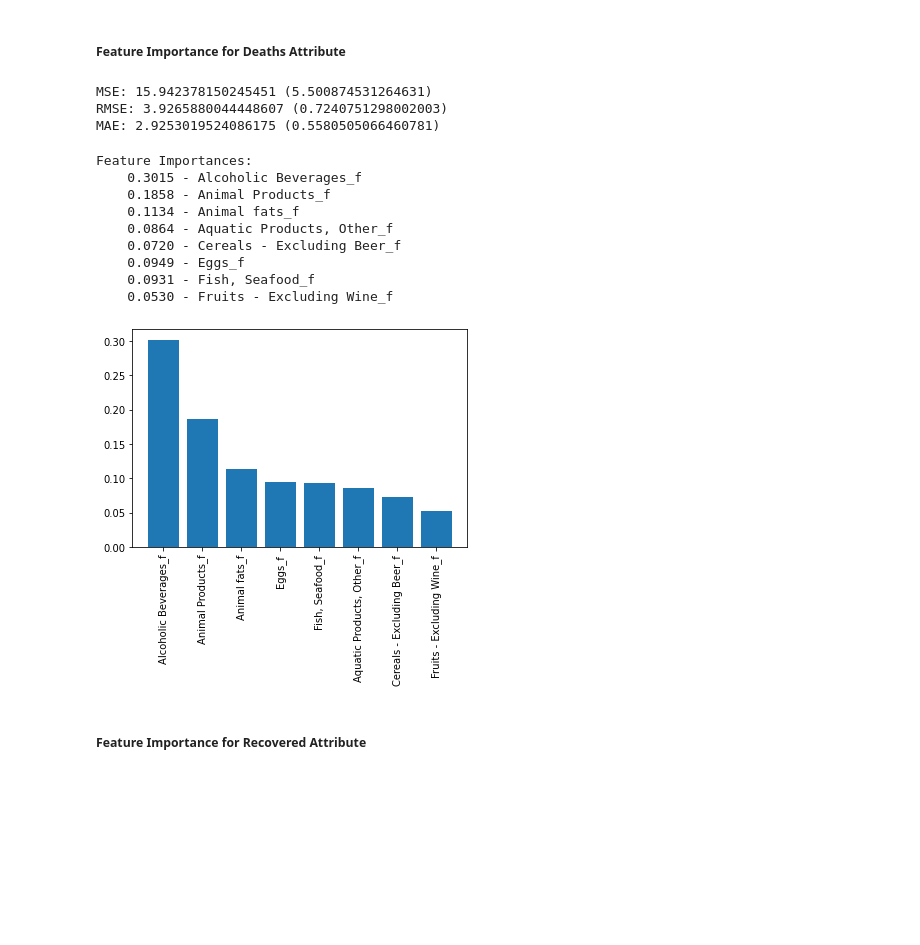
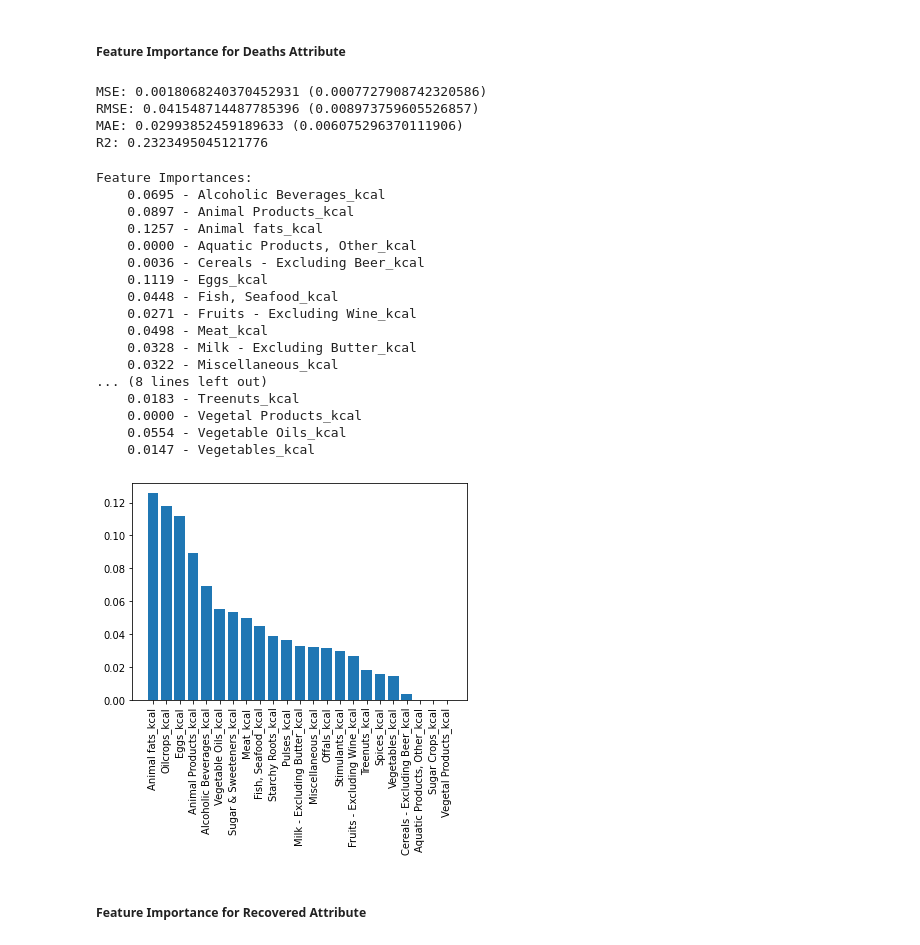
Before and after one commit to Spyrix/Covid19-Diet-Preds, a Jupyter notebook: Boosting.ipynb, the cells around one changed output. Cells and saved outputs as stored; diff of their text form; code cells hidden in the pictures; blank space fills up the shorter version.

```diff
--- a/Boosting.ipynb
+++ b/Boosting.ipynb
@@ -95,7 +85,7 @@ kcal_df.describe()
 # %%
 # Dividing the data between X and y of interest
 X = kcal_df.drop(['Confirmed','Deaths', 'Recovered'], axis=1)
-# X_col = X.copy()
+X_col = X.copy()
 # X = MinMaxScaler().fit_transform(X)
 y = kcal_df['Confirmed']
 # %%
@@ -134,10 +127,10 @@ MAE: 1.2743582639731765 (0.24306872740535615)
 # %%
 # Get Feature Importance from model
-importance = xgb_gs.best_estimator_.feature_importances_
+importance = xgb.feature_importances_
 
 
 print("\nFeature Importances:")
-for item in zip(X_col.columns, xgb_gs.best_estimator_.feature_importances_):
+for item in zip(X_col.columns, xgb.feature_importances_):
     print("{1:10.4f} - {0}".format(item[0],item[1]))
 
 # Plot feature importance
@@ -164,11 +165,11 @@ Feature Importances:
 # Dividing the data between X and y of interest
 X = kcal_df.drop(['Confirmed','Deaths', 'Recovered'], axis=1)
 # X = kcal_df.iloc[:, :-6]
-# X_col = X.copy()
+X_col = X.copy()
 
 # Scaled data values by a scale of 100 so XGBoost can learn effectively (issues with small data values)
 # Did this since we are only using model for feature importance (would not do for prediction model)
-y = kcal_df['Deaths']*100
+y = kcal_df['Deaths']
 # %%
 # Training-test split
 X_train, X_test, y_train, y_test = train_test_split(X, y, test_size=0.10, random_state=42)
@@ -177,58 +178,69 @@ X_train, X_test, y_train, y_test = train_test_split(X, y, test_size=0.10, random
 kfold = KFold(n_splits=10)
 
 # Parameter grid for XGBoost
-params = {'gamma': [0.5, 1, 1.5, 2, 5],
-          'max_depth': [3, 4, 5],
-          'min_child_weight': [1, 2, 5, 10]
-         }
+# params = {'gamma': [0.5, 1, 1.5, 2, 5],
+#           'max_depth': [3, 4, 5],
+#           'min_child_weight': [1, 2, 5, 10]
+#          }
 
 # Create XGBoost model instance
 xgb = XGBRegressor()
 
 # Create GridSearch instance
-xgb_gs = GridSearchCV(xgb, param_grid=params)
-xgb_gs.fit(X, y)
+# xgb_gs = GridSearchCV(xgb, param_grid=params)
+# xgb_gs.fit(X, y)
+xgb.fit(X,y)
 
 # Metrics and Cross Validation of model
-mse = cross_val_score(xgb_gs, X, y, scoring='neg_mean_squared_error', cv=kfold)
-rmse = cross_val_score(xgb_gs, X, y, scoring='neg_root_mean_squared_error', cv=kfold)
-mae = cross_val_score(xgb_gs, X, y, scoring='neg_mean_absolute_error', cv=kfold)
-r2 = cross_val_score(xgb_gs, X, y, scoring='r2', cv=kfold)
+mse = cross_val_score(xgb, X, y, scoring='neg_mean_squared_error', cv=kfold)
+rmse = cross_val_score(xgb, X, y, scoring='neg_root_mean_squared_error', cv=kfold)
+mae = cross_val_score(xgb, X, y, scoring='neg_mean_absolute_error', cv=kfold)
+r2 = cross_val_score(xgb, X, y, scoring='r2', cv=kfold)
 
 print(f"MSE: {-mse.mean()} ({mse.std()})")
 print(f"RMSE: {-rmse.mean()} ({rmse.std()})")
 print(f"MAE: {-mae.mean()} ({mae.std()})")
+print(f"R2: {r2.mean()}")
 # %% [output]
-MSE: 15.942378150245451 (5.500874531264631)
-RMSE: 3.9265880044448607 (0.7240751298002003)
-MAE: 2.9253019524086175 (0.5580505066460781)
+MSE: 0.0018068240370452931 (0.0007727908742320586)
+RMSE: 0.041548714487785396 (0.008973759605526857)
+MAE: 0.02993852459189633 (0.006075296370111906)
+R2: 0.2323495045121776
 # %%
 # Get Feature Importance from model
-importance = xgb_gs.best_estimator_.feature_importances_
+importance = xgb.feature_importances_
 
 
 print("\nFeature Importances:")
-for item in zip(X_col.columns, xgb_gs.best_estimator_.feature_importances_):
+for item in zip(X_col.columns, xgb.feature_importances_):
     print("{1:10.4f} - {0}".format(item[0],item[1]))
 
 # Plot feature importance
 feat_importance = zip(X_col.columns, importance)
 feat_importance = sorted([x for x in feat_importance], key = lambda x: x[1], reverse=True)
 
 plt.bar(*zip(*feat_importance))
 plt.xticks(rotation=90)
 plt.show()
 # %% [output]
 Feature Importances:
-    0.3015 - Alcoholic Beverages_f
-    0.1858 - Animal Products_f
-    0.1134 - Animal fats_f
-    0.0864 - Aquatic Products, Other_f
-    0.0720 - Cereals - Excluding Beer_f
-    0.0949 - Eggs_f
-    0.0931 - Fish, Seafood_f
-    0.0530 - Fruits - Excluding Wine_f
+    0.0695 - Alcoholic Beverages_kcal
+    0.0897 - Animal Products_kcal
+    0.1257 - Animal fats_kcal
+    0.0000 - Aquatic Products, Other_kcal
+    0.0036 - Cereals - Excluding Beer_kcal
+    0.1119 - Eggs_kcal
+    0.0448 - Fish, Seafood_kcal
+    0.0271 - Fruits - Excluding Wine_kcal
+    0.0498 - Meat_kcal
+    0.0328 - Milk - Excluding Butter_kcal
+    0.0322 - Miscellaneous_kcal
+... (8 lines left out)
+    0.0183 - Treenuts_kcal
+    0.0000 - Vegetal Products_kcal
+    0.0554 - Vegetable Oils_kcal
+    0.0147 - Vegetables_kcal
-[figure, old version]
+[figure, new version]
 # %% [markdown]
 ##### Feature Importance for Recovered Attribute
 # %%
```
Also changed, not shown: parts of 40 cells of this notebook.
